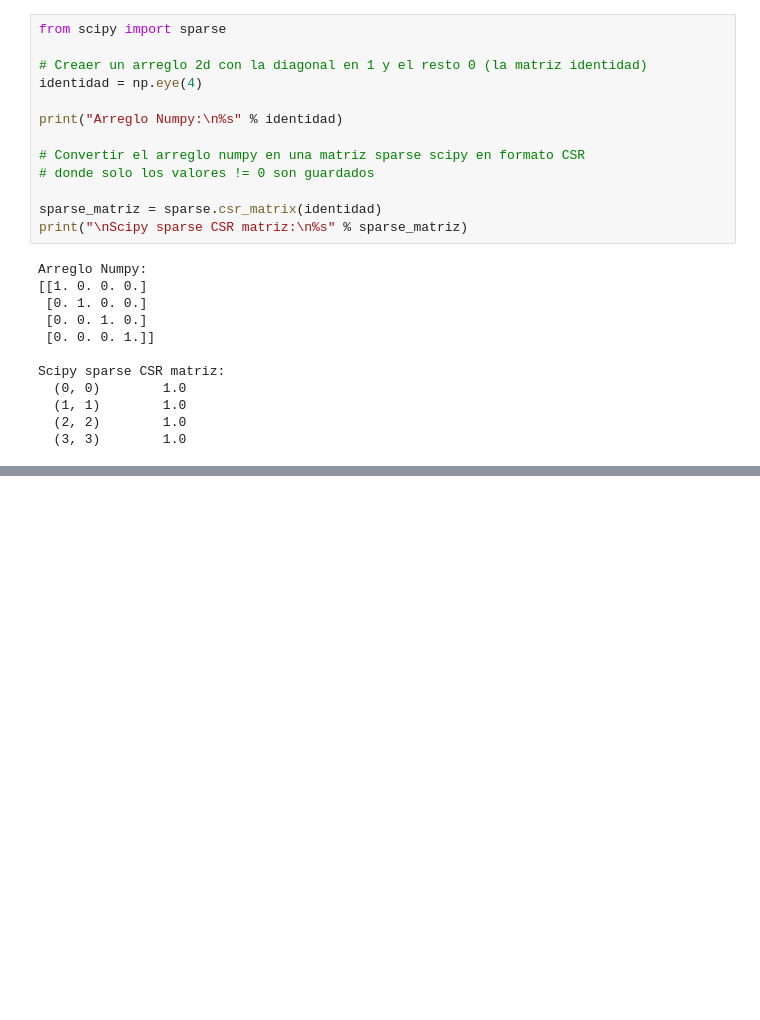
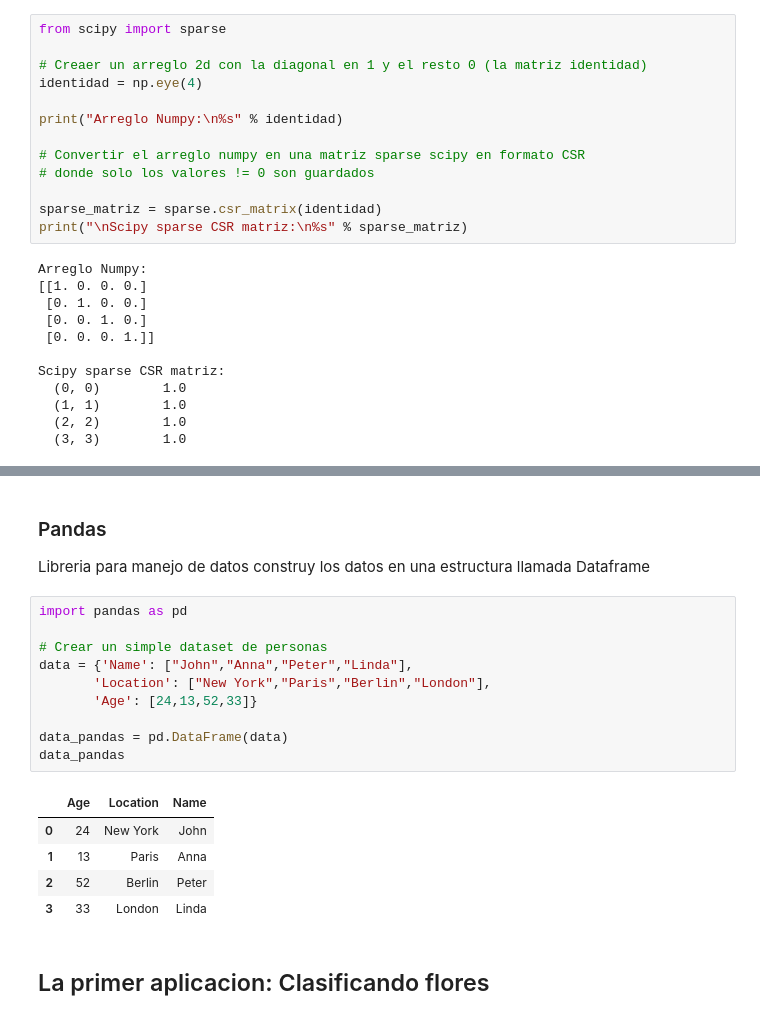
Before and after one commit to igrosny/libros, a Jupyter notebook: IMLP/Capitulo_1_Introduccion.ipynb, the cells around one changed output, grey strips where cells are left out. Drawn from its saved outputs; the diff is of its cells as text; blank space fills up the shorter version.

```diff
--- a/IMLP/Capitulo_1_Introduccion.ipynb
+++ b/IMLP/Capitulo_1_Introduccion.ipynb
@@ -46,0 +66,21 @@ Scipy sparse CSR matriz:
+# %% [markdown]
+### Pandas
+Libreria para manejo de datos construy los datos en una estructura llamada Dataframe
+# %%
+import pandas as pd
+
+# Crear un simple dataset de personas
+data = {'Name': ["John","Anna","Peter","Linda"],
+       'Location': ["New York","Paris","Berlin","London"],
+       'Age': [24,13,52,33]}
+
+data_pandas = pd.DataFrame(data)
+data_pandas
+# %% [output]
+|  | Age | Location | Name |
+| 0 | 24 | New York | John |
+| 1 | 13 | Paris | Anna |
+| 2 | 52 | Berlin | Peter |
+| 3 | 33 | London | Linda |
+# %% [markdown]
+## La primer aplicacion: Clasificando flores
```
Also changed, not shown: parts of 9 cells of this notebook.
